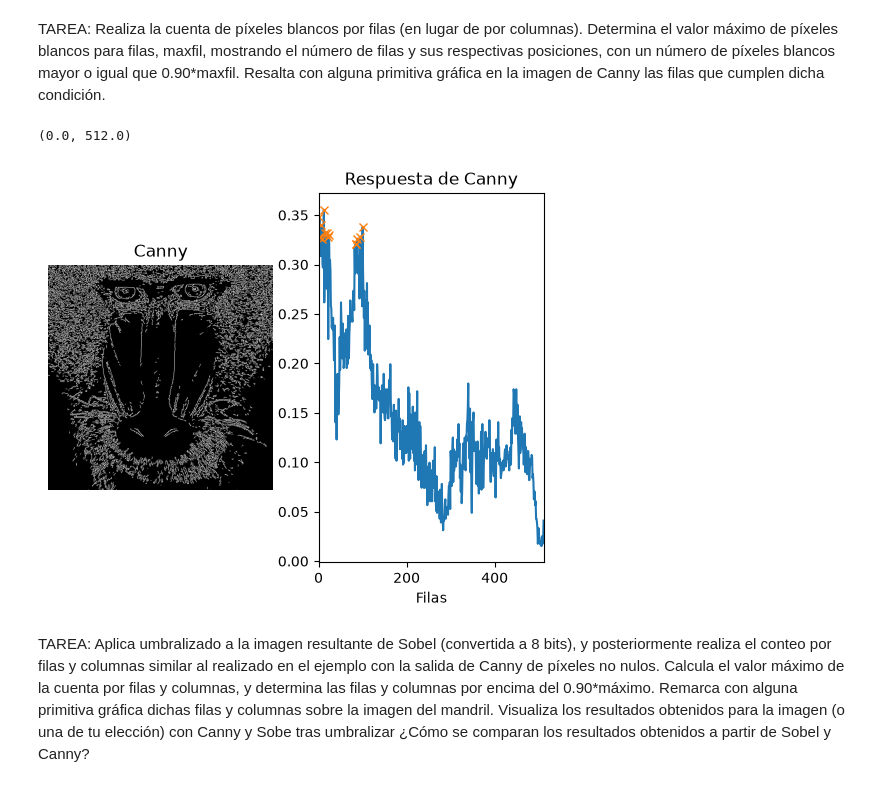
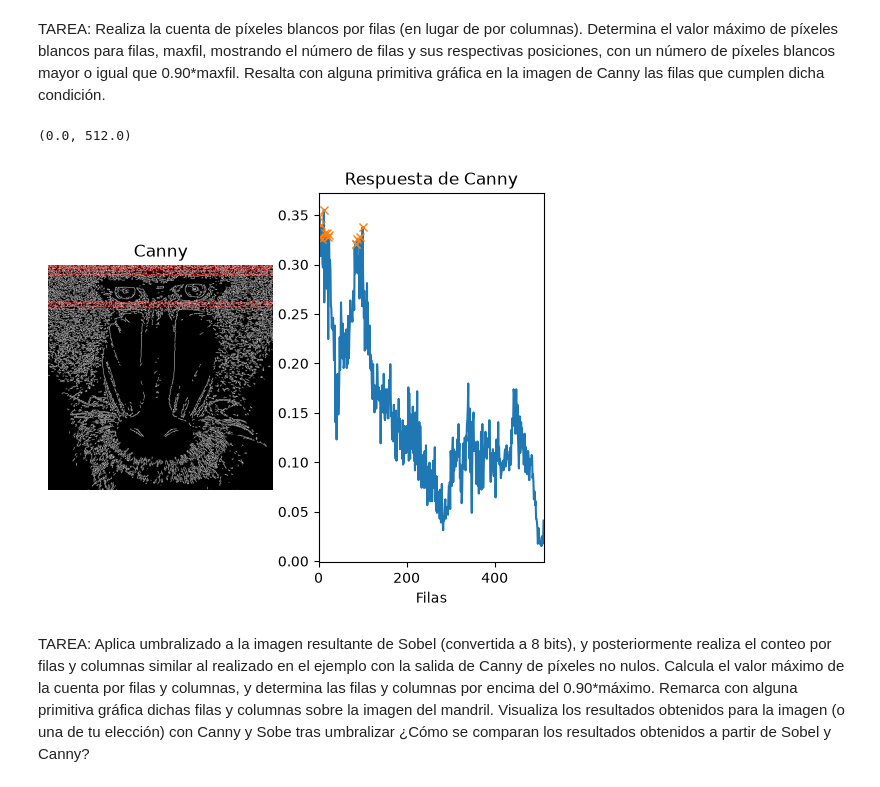
Before and after one commit to tigor7/VC, a Jupyter notebook: P2/VC_P2.ipynb, the cells around one changed output. Saved outputs shown, nothing was run; the diff lists cells and outputs as text; code cells hidden in the pictures.

```diff
--- a/P2/VC_P2.ipynb
+++ b/P2/VC_P2.ipynb
@@ -48,32 +48,34 @@ TAREA: Realiza la cuenta de píxeles blancos por filas (en lugar de por columnas
 # %%
 canny_t = canny.transpose((1, 0))
 
 row_counts = cv2.reduce(canny_t, 0, cv2.REDUCE_SUM, dtype=cv2.CV_32SC1)
 
 rows = row_counts[0] / (255 * canny.shape[0])
 maxfil = max(row_counts[0]) / 255
 
 filtered_x = [i for i in range(canny.shape[0]) if row_counts[0, i] / 255 >= maxfil * 0.9]
 filtered_y = [rows[i] for i in range(canny.shape[0]) if row_counts[0, i] / 255 >= maxfil * 0.9]
 
-
+rgb_image = cv2.cvtColor(canny, cv2.COLOR_GRAY2RGB)
+for i in filtered_x:
+    rgb_image[i, :, 0] = 255
 #Muestra dicha cuenta gráficamente
 plt.figure()
 plt.subplot(1, 2, 1)
 plt.axis("off")
 plt.title("Canny")
-plt.imshow(canny, cmap='gray')
+plt.imshow(rgb_image)
 
 plt.subplot(1, 2, 2)
 plt.title("Respuesta de Canny")
 plt.xlabel("Filas")
 plt.ylabel("% píxeles")
 plt.plot(rows, '-')
 plt.plot(filtered_x, filtered_y, 'x')
 plt.xlim([0, canny.shape[1]])
 # %% [output]
 (0.0, 512.0)
-[figure, old version]
+[figure, new version]
 # %%
 img = cv2.imread('mandril.jpg')
 gris = cv2.cvtColor(img, cv2.COLOR_BGR2GRAY)
```
Also changed, not shown: parts of 1 cell of this notebook.
